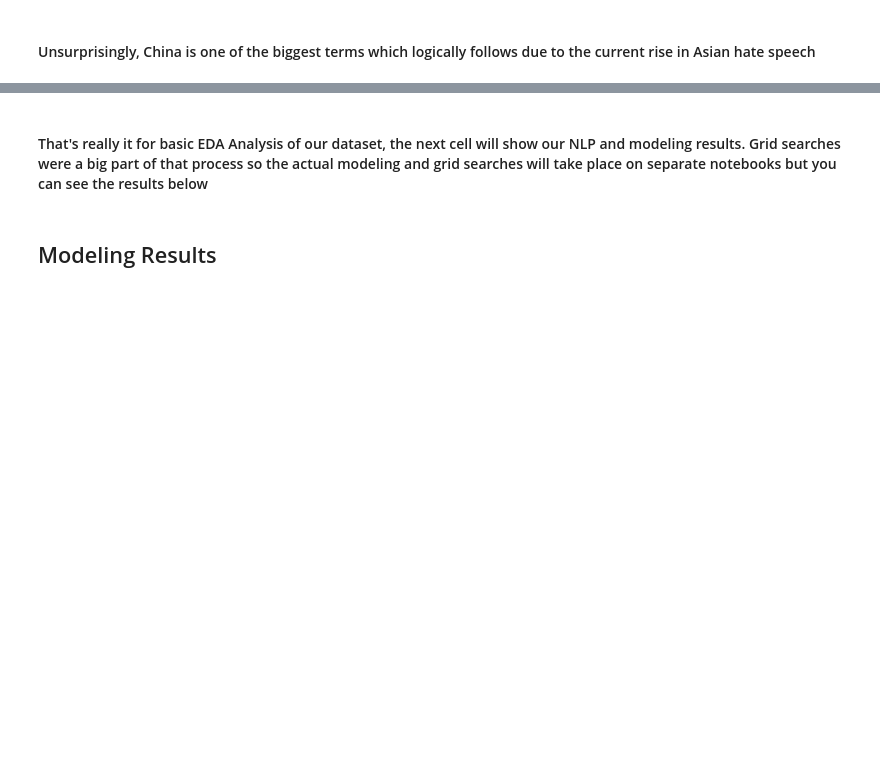
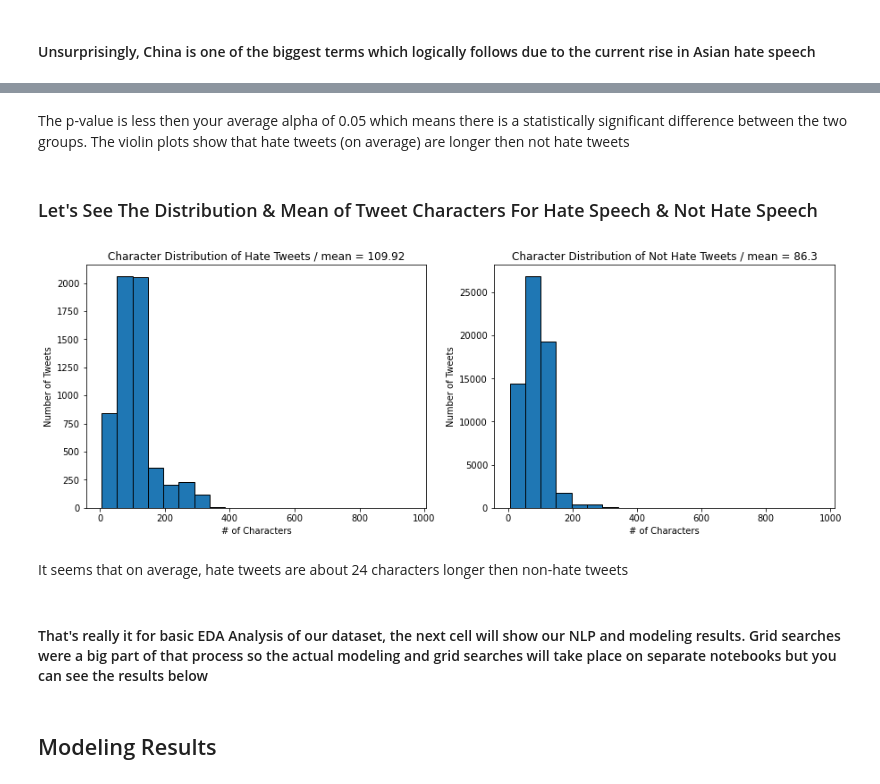
Before and after one commit to cdlc01/Twitter_Hate_Speech_Analysis, a Jupyter notebook: EDA.ipynb, the cells around one changed output, grey strips where cells are left out. Drawn from its saved outputs; the diff is of its cells as text; code cells hidden in the pictures; blank space fills up the shorter version.

```diff
--- a/EDA.ipynb
+++ b/EDA.ipynb
@@ -101,3 +116,26 @@ plt.show()
+# %% [markdown]
+The p-value is less then your average alpha of 0.05 which means there is a statistically significant difference between the two groups. The violin plots show that hate tweets (on average) are longer then not hate tweets
+# %% [markdown]
+### Let's See The Distribution & Mean of Tweet Characters For Hate Speech & Not Hate Speech
+# %%
+fig_2, ax_2 = plt.subplots(figsize = (15, 5), ncols = 2)
+
+x_hate = df_len[df_len['label'] == 1]['length']
+x_not_hate = df_len[df_len['label'] == 0]['length']
+
+ax_2[0].hist(x_hate, bins = 20, edgecolor = 'black')
+ax_2[0].set_title(f"Character Distribution of Hate Tweets / mean = {round(np.mean(x_hate), 2)}")
+ax_2[0].set_xlabel('# of Characters')
+ax_2[0].set_ylabel('Number of Tweets')
+
+ax_2[1].hist(x_not_hate, bins = 20, edgecolor = 'black')
+ax_2[1].set_title(f"Character Distribution of Not Hate Tweets / mean = {round(np.mean(x_not_hate), 2)}");
+ax_2[1].set_xlabel('# of Characters')
+ax_2[1].set_ylabel('Number of Tweets');
+# %% [output]
+[figure, added]
+# %% [markdown]
+It seems that on average, hate tweets are about 24 characters longer then non-hate tweets
 # %% [markdown]
 #### That's really it for basic EDA Analysis of our dataset, the next cell will show our NLP and modeling results. Grid searches were a big part of that process so the actual modeling and grid searches will take place on separate notebooks but you can see the results below
 # %% [markdown]
```
Also changed, not shown: parts of 8 cells of this notebook, 5 other files.
